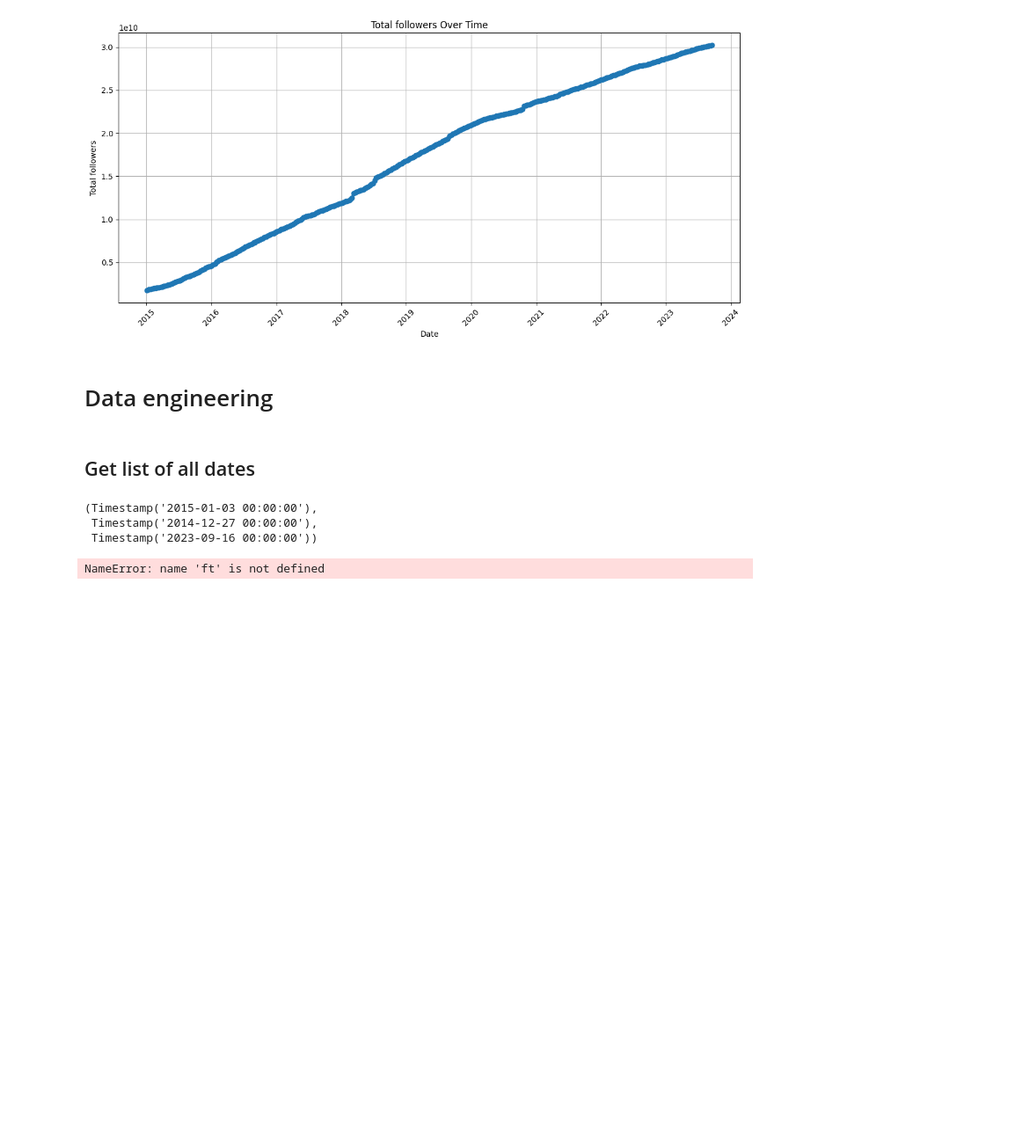
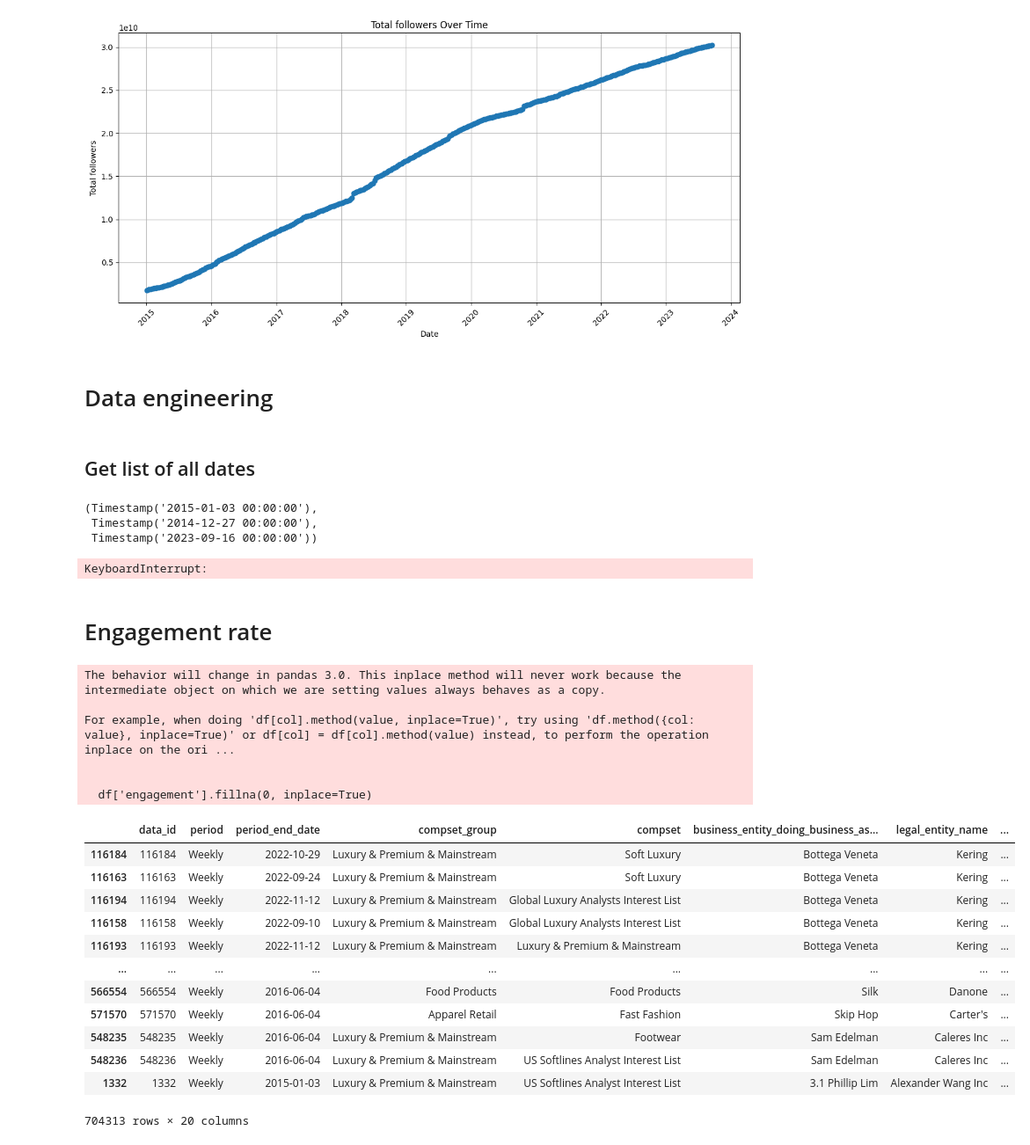
Before and after one commit to saschatran/challenge, a Jupyter notebook: IndividualNotebooks/sascha.ipynb, the cells around one changed output. Shown at 88% size. Cells and saved outputs as stored; diff of their text form; code cells hidden in the pictures; blank space fills up the shorter version.

```diff
--- a/IndividualNotebooks/sascha.ipynb
+++ b/IndividualNotebooks/sascha.ipynb
@@ -159,23 +178,55 @@ list_of_days = date_range_days.tolist()
 # %%
 # trying out featuretools
 # Create an EntitySet
-es = ft.EntitySet(id='energy_data')
+es = ft.EntitySet(id='likes')
 
 # Add the dataframe as an entity to our EntitySet
 es = es.add_dataframe(
-    dataframe_name='consumption',
-    dataframe=data,
-    index='record_id',  # This needs to be a unique index for each record
-    time_index='time_index'
+    dataframe_name='superlikes',
+    dataframe=df,
+    index='data_id',  # This needs to be a unique index for each record
+    time_index='datetime_end_date'
 )
 
 # Run deep feature synthesis to create new features
 features, feature_defs = ft.dfs(
     entityset=es,
-    target_dataframe_name='consumption',
+    target_dataframe_name='superlikes',
     agg_primitives=['mean', 'sum', 'std'],  # Aggregation functions
     trans_primitives=['month', 'weekday'],  # Transformative functions to extract more info from dates
     max_depth=2  # Controls the complexity of the generated features
 )
+
+features
 # %% [output]
-NameError: name 'ft' is not defined
+KeyboardInterrupt:
+# %% [markdown]
+# Engagement rate
+# %%
+def engagement_rate(dataframe):
+    return dataframe['likes'] / dataframe['followers']
+
+df["engagement"] = engagement_rate(df)
+df['engagement'].fillna(0, inplace=True)
+df.sort_values(by='engagement', ascending=False, inplace=True)
+df
+# %% [output]
+The behavior will change in pandas 3.0. This inplace method will never work because the intermediate object on which we are setting values always behaves as a copy.
+
+For example, when doing 'df[col].method(value, inplace=True)', try using 'df.method({col: value}, inplace=True)' or df[col] = df[col].method(value) instead, to perform the operation inplace on the ori ...
+
+
+  df['engagement'].fillna(0, inplace=True)
+|  | data_id | period | period_end_date | compset_group | compset | business_entity_doing_business_as... | legal_entity_name | ... |
+| 116184 | 116184 | Weekly | 2022-10-29 | Luxury & Premium & Mainstream | Soft Luxury | Bottega Veneta | Kering | ... |
+| 116163 | 116163 | Weekly | 2022-09-24 | Luxury & Premium & Mainstream | Soft Luxury | Bottega Veneta | Kering | ... |
+| 116194 | 116194 | Weekly | 2022-11-12 | Luxury & Premium & Mainstream | Global Luxury Analysts Interest List | Bottega Veneta | Kering | ... |
+| 116158 | 116158 | Weekly | 2022-09-10 | Luxury & Premium & Mainstream | Global Luxury Analysts Interest List | Bottega Veneta | Kering | ... |
+| 116193 | 116193 | Weekly | 2022-11-12 | Luxury & Premium & Mainstream | Luxury & Premium & Mainstream | Bottega Veneta | Kering | ... |
+| ... | ... | ... | ... | ... | ... | ... | ... | ... |
+| 566554 | 566554 | Weekly | 2016-06-04 | Food Products | Food Products | Silk | Danone | ... |
+| 571570 | 571570 | Weekly | 2016-06-04 | Apparel Retail | Fast Fashion | Skip Hop | Carter's | ... |
+| 548235 | 548235 | Weekly | 2016-06-04 | Luxury & Premium & Mainstream | Footwear | Sam Edelman | Caleres Inc | ... |
+| 548236 | 548236 | Weekly | 2016-06-04 | Luxury & Premium & Mainstream | US Softlines Analyst Interest List | Sam Edelman | Caleres Inc | ... |
+| 1332 | 1332 | Weekly | 2015-01-03 | Luxury & Premium & Mainstream | US Softlines Analyst Interest List | 3.1 Phillip Lim | Alexander Wang Inc | ... |
+704313 rows × 20 columns
```
Also changed, not shown: parts of 11 cells of this notebook, 1 other file.
